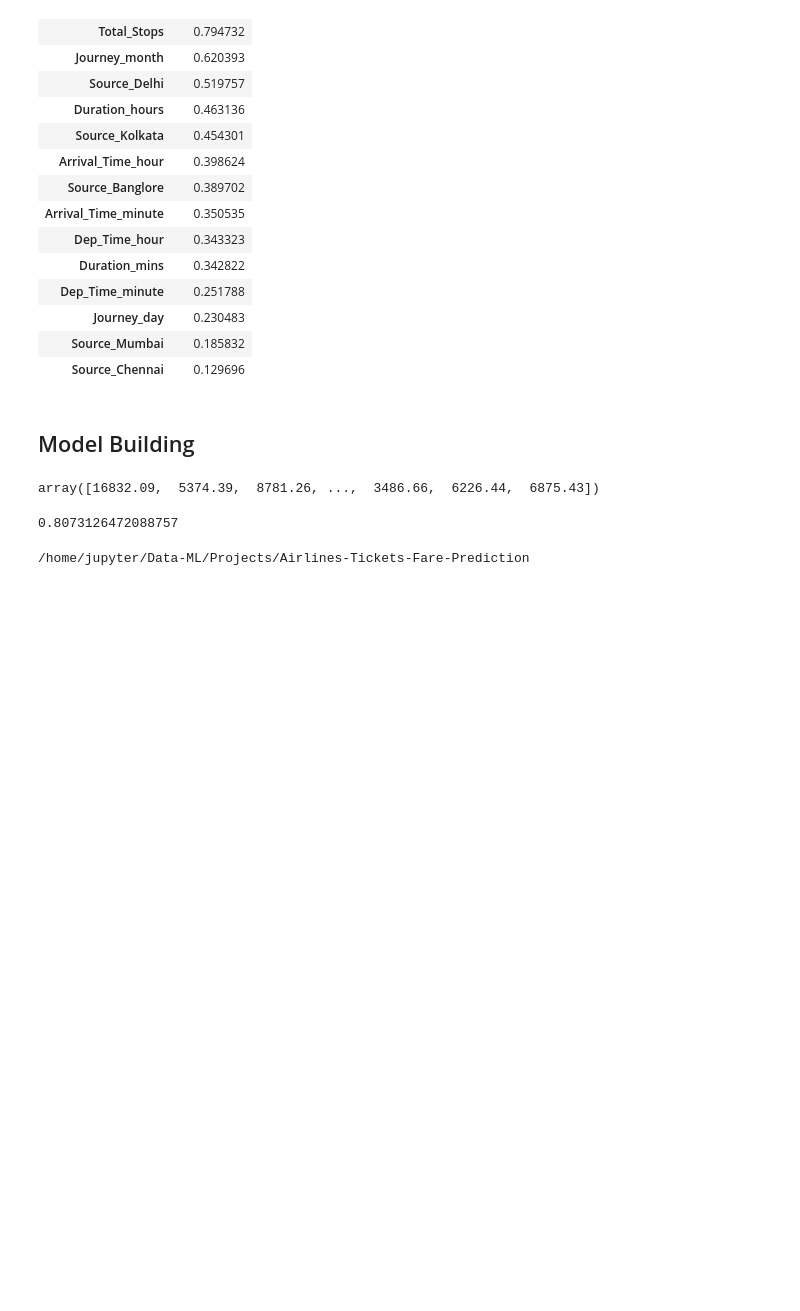
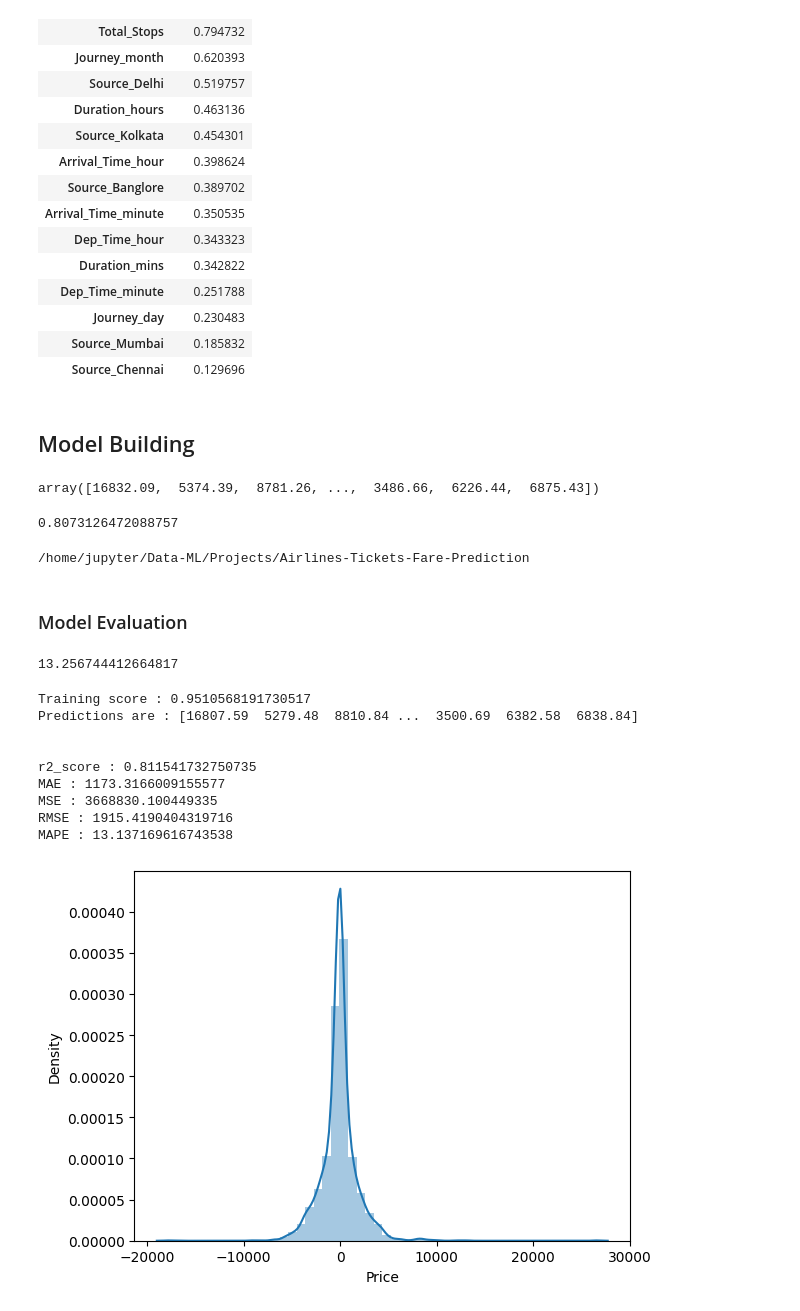
Before and after one commit to girdharik/Data-ML, a Jupyter notebook: Projects/Airlines-Tickets-Fare-Prediction/fare_prediction.ipynb, the cells around one changed output. Saved outputs shown, nothing was run; the diff lists cells and outputs as text; code cells hidden in the pictures; blank space fills up the shorter version.

Commit message:
Model Building - Validation - Random Forest

```diff
--- a/Projects/Airlines-Tickets-Fare-Prediction/fare_prediction.ipynb
+++ b/Projects/Airlines-Tickets-Fare-Prediction/fare_prediction.ipynb
@@ -837,3 +837,13 @@ import pickle
 file = open(r"/home/jupyter/Data-ML/Projects/Airlines-Tickets-Fare-Prediction/fare_pred_rf.pkl", 'wb')
 # %%
 pickle.dump(model, file)
+# %% [markdown]
+### Model Evaluation
+# %%
+def mape(y_true, y_pred):
+    y_true, y_pred = np.array(y_true), np.array(y_pred)
+    return np.mean(np.abs((y_true - y_pred) / y_true))*100
+# %%
+mape(y_test, y_pred)
+# %% [output]
+13.256744412664817
@@ -839,0 +852,27 @@ pickle.dump(model, file)
+# %%
+def predict(model):
+    model = model.fit(X_train, y_train)
+    print("Training score : {}".format(model.score(X_train, y_train)))
+    y_prediction = model.predict(X_test)
+    print("Predictions are : {}".format(y_prediction))
+    print("\n")
+    r2_score = metrics.r2_score(y_test, y_prediction)
+    print("r2_score : {}".format(r2_score))
+    print("MAE : {}".format(metrics.mean_absolute_error(y_test, y_prediction)))
+    print("MSE : {}".format(metrics.mean_squared_error(y_test, y_prediction)))
+    print("RMSE : {}".format(np.sqrt(metrics.mean_squared_error(y_test, y_prediction))))
+    print("MAPE : {}".format(mape(y_test, y_prediction)))
+    sns.distplot(y_test -  y_prediction);
+# %%
+predict(RandomForestRegressor())
+# %% [output]
+Training score : 0.9510568191730517
+Predictions are : [16807.59  5279.48  8810.84 ...  3500.69  6382.58  6838.84]
+
+
+r2_score : 0.811541732750735
+MAE : 1173.3166009155577
+MSE : 3668830.100449335
+RMSE : 1915.4190404319716
+MAPE : 13.137169616743538
+[figure, added]
```
Also changed, not shown: parts of 10 cells of this notebook.
